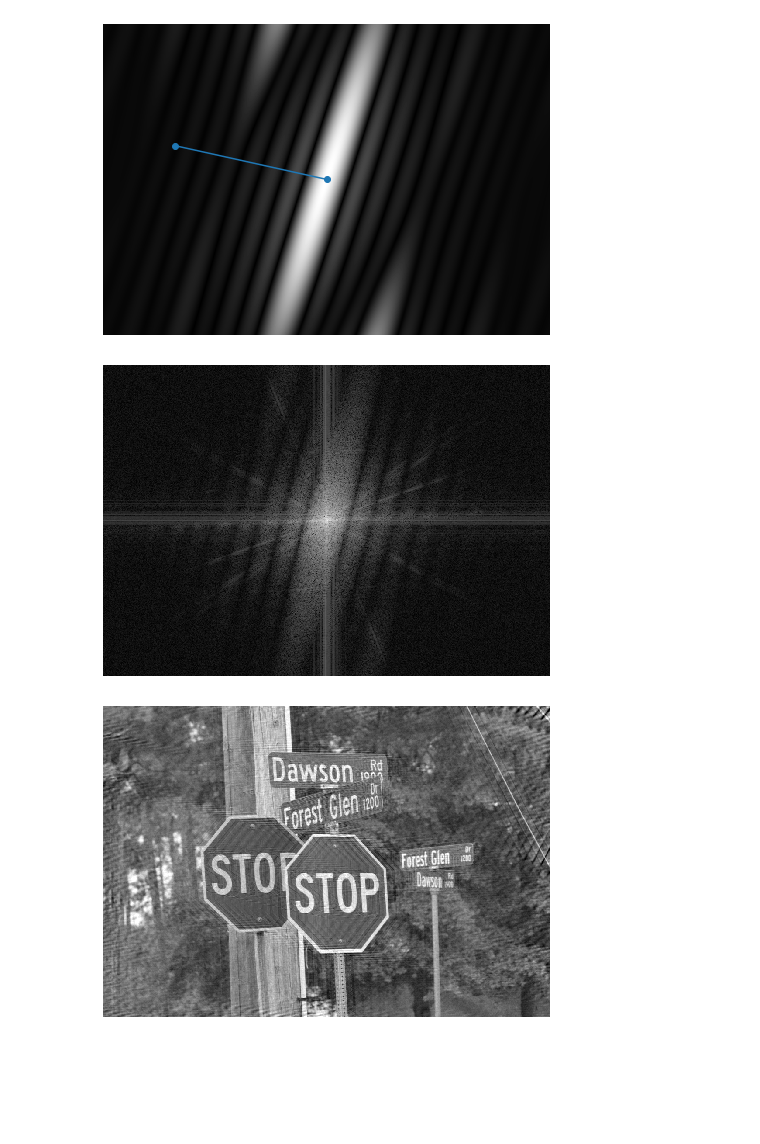
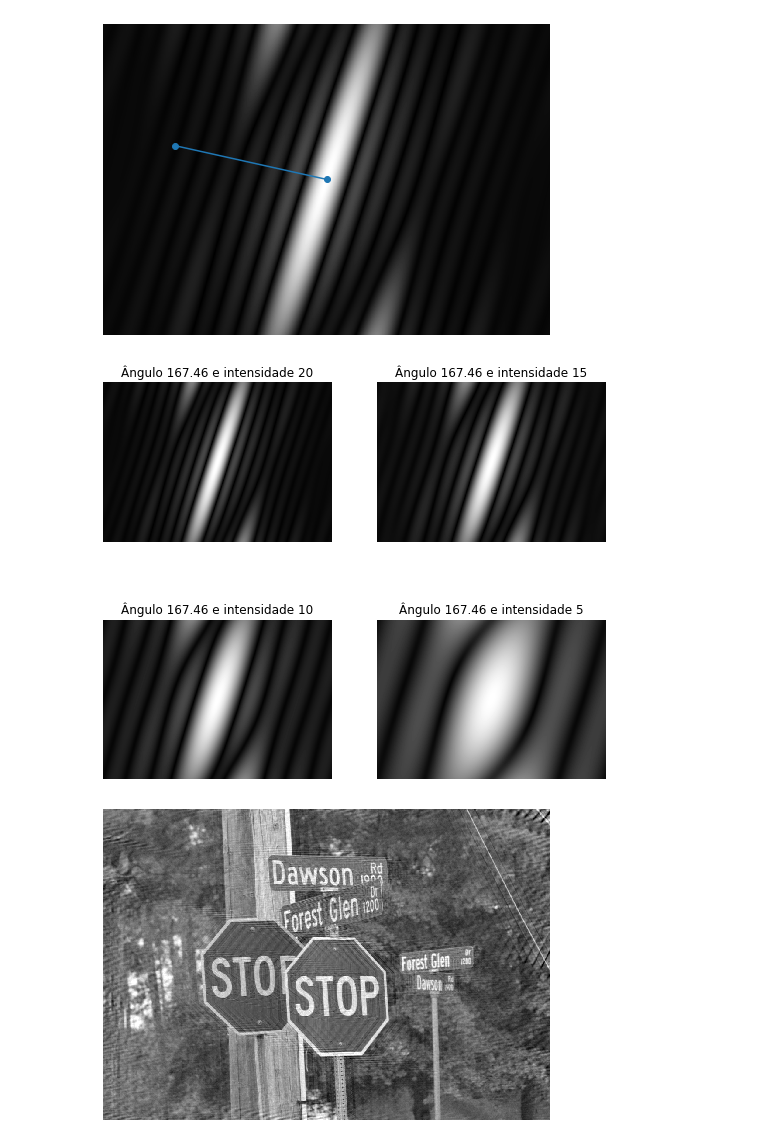
Before and after one commit to Fogelman/motion-blur, a Jupyter notebook: Debluring (motion blur).ipynb, the cells around one changed output. Saved outputs shown, nothing was run; the diff lists cells and outputs as text; code cells hidden in the pictures; blank space fills up the shorter version.

```diff
--- a/Debluring (motion blur).ipynb
+++ b/Debluring (motion blur).ipynb
@@ -74,11 +74,13 @@ def show(img):
     plt.axis('off')
     plt.show()
 # %%
-def display_fft(img_freq, rad=0, line=True ):
+def display_fft(img_freq, rad=0, line=True, fig=None, show=True):
     img_freq_aux_mag = np.abs(img_freq)
     img_freq_aux_mag[0,0] = 0.0
     img_freq_aux_mag_display = np.log10(1 + np.fft.fftshift(img_freq_aux_mag))
-    plt.figure(figsize=(8,8))
+
+    if(fig is not None):
+        plt.figure(figsize=fig)
 
     if(line):
         row, col = img_freq.shape
@@ -87,7 +89,8 @@ def display_fft(img_freq, rad=0, line=True ):
 
     plt.imshow(img_freq_aux_mag_display, cmap='gray')
     plt.axis('off')
-    plt.show()
+    if(show):
+        plt.show()
 # %%
 #aplica o filtro de weiner (dominio da frequência)
 def wiener(G, H, K):
@@ -137,9 +142,25 @@ display_fft(kernel, 167.46*(np.pi/180))
 # %% [output]
 [figure]
-# %%
-display_fft(img_blur_freq - kernel, line=False)
-# %% [output]
-[figure, removed]
+# %%
+plt.figure(figsize=(9,8))
+plt.subplot(2,2,1)
+plt.title(f'Ângulo 167.46 e intensidade 20')
+display_fft(np.fft.fft2(make_psf(img_blur.shape, 20,167.46)) , line=False, show=False )
+
+plt.subplot(2,2,2)
+plt.title(f'Ângulo 167.46 e intensidade 15')
+display_fft(np.fft.fft2(make_psf(img_blur.shape, 15,167.46)) , line=False, show=False )
+
+plt.subplot(2,2,3)
+plt.title(f'Ângulo 167.46 e intensidade 10')
+display_fft(np.fft.fft2(make_psf(img_blur.shape, 10,167.46)) , line=False, show=False )
+
+plt.subplot(2,2,4)
+plt.title(f'Ângulo 167.46 e intensidade 5')
+display_fft(np.fft.fft2(make_psf(img_blur.shape, 5,167.46)) , line=False, show=False )
+plt.show()
+# %% [output]
+[figure, added]
 # %%
 #cria o kernel
 psf = make_psf(img_blur_g.shape, 20,167.46)
```
Also changed, not shown: parts of 7 cells of this notebook.
